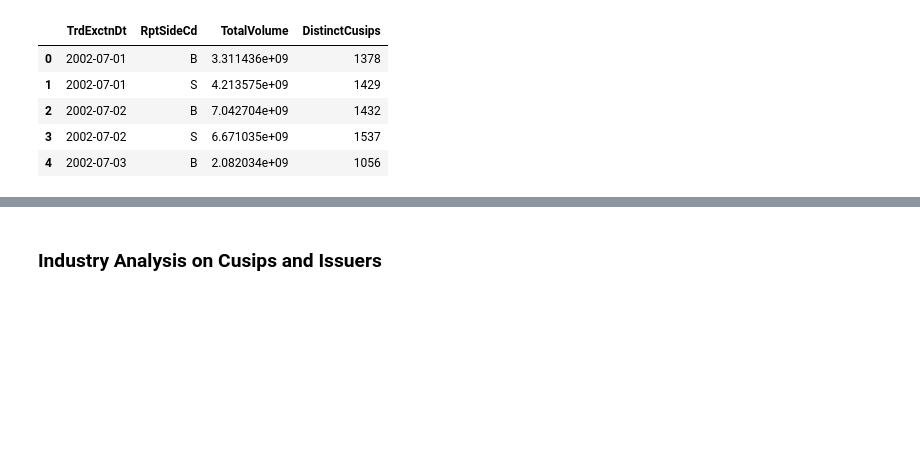
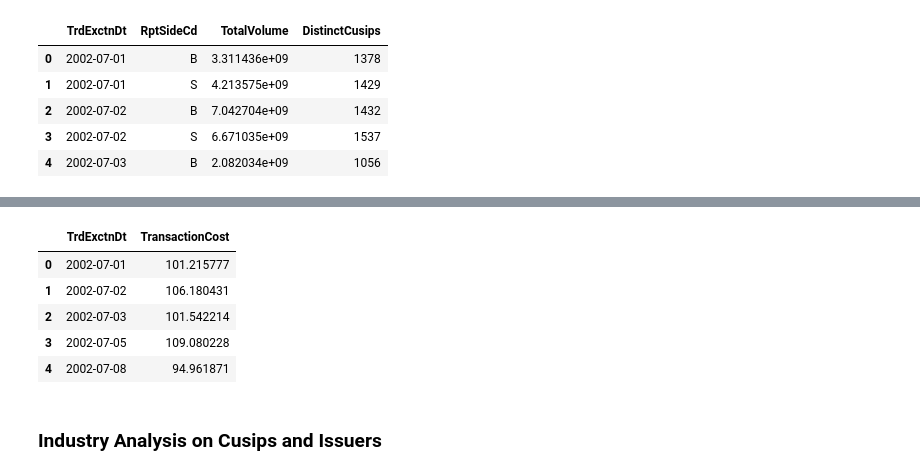
Before and after one commit to sonqo/msc-data-science, a Jupyter notebook: 0-thesis/db-desc/data-fetching-desc.ipynb, the cells around one changed output, grey strips where cells are left out. Cells and saved outputs as stored; diff of their text form; code cells hidden in the pictures; blank space fills up the shorter version.

```diff
--- a/0-thesis/db-desc/data-fetching-desc.ipynb
+++ b/0-thesis/db-desc/data-fetching-desc.ipynb
@@ -172,3 +289,16 @@ df.head()
+# %%
+start, end = 2002, 2022
+
+df = cusip_transactionPrice(start, end)
+df.to_csv('source/cusip_transactionPrice_{}-{}.csv'.format(start, end), index=False)
+df.head()
+# %% [output]
+|  | TrdExctnDt | TransactionCost |
+| 0 | 2002-07-01 | 101.215777 |
+| 1 | 2002-07-02 | 106.180431 |
+| 2 | 2002-07-03 | 101.542214 |
+| 3 | 2002-07-05 | 109.080228 |
+| 4 | 2002-07-08 | 94.961871 |
 # %% [markdown]
 ### Industry Analysis on Cusips and Issuers
 # %%
```
Also changed, not shown: parts of 7 cells of this notebook.
